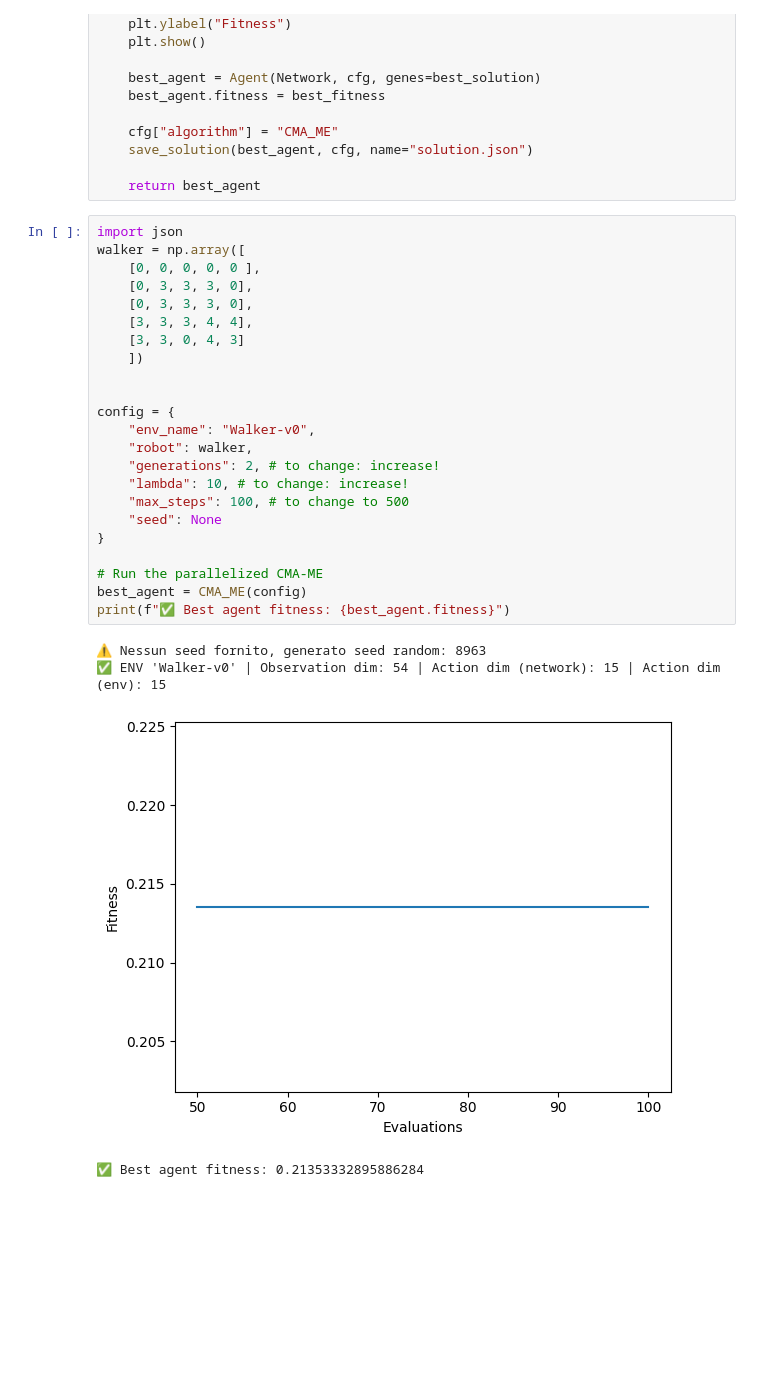
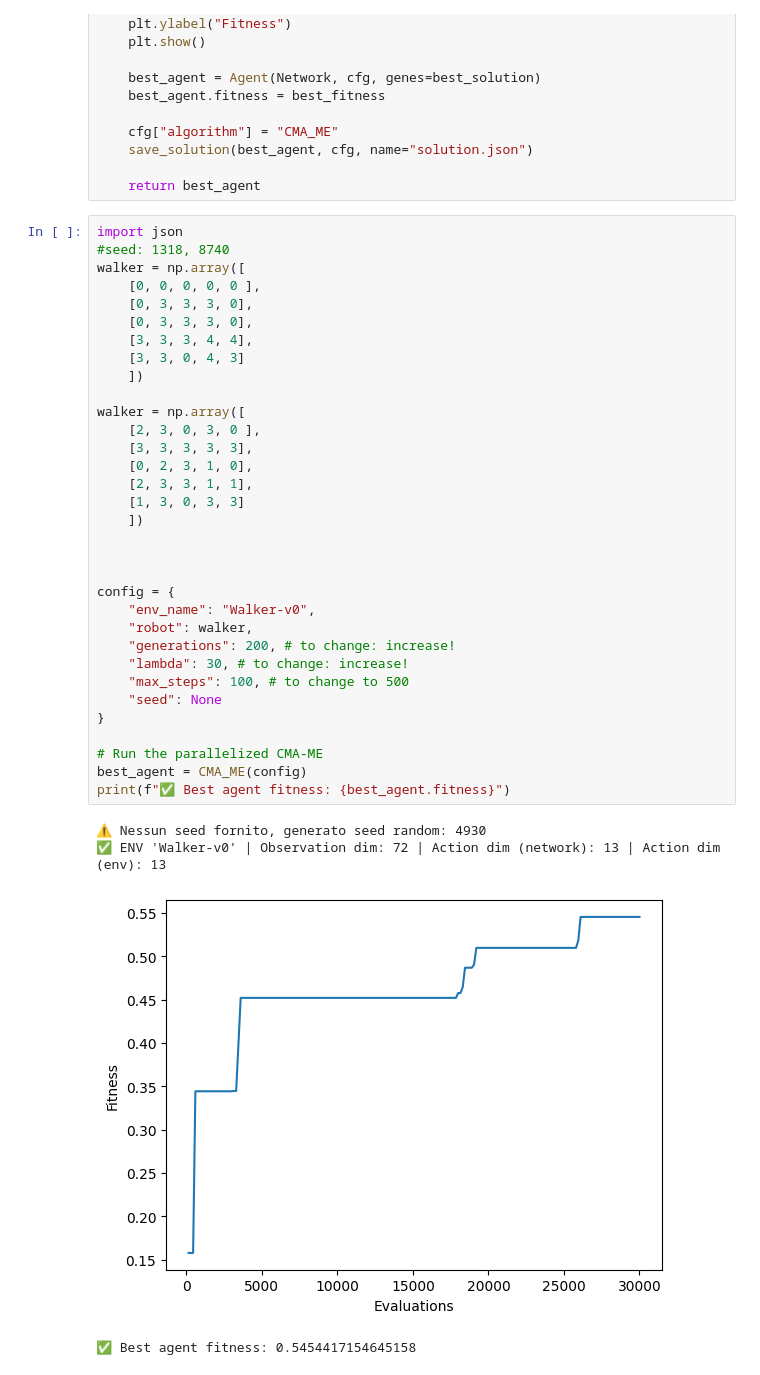
Before and after one commit to MassimoDeBellisVitti/evolution, a Jupyter notebook: project/train.ipynb, the cells around one changed output. Cells and saved outputs as stored; diff of their text form; blank space fills up the shorter version.

```diff
--- a/project/train.ipynb
+++ b/project/train.ipynb
@@ -365,31 +365,41 @@ def CMA_ME(config):
     return best_agent
 # %%
 import json
+#seed: 1318, 8740
 walker = np.array([
     [0, 0, 0, 0, 0 ],
     [0, 3, 3, 3, 0],
     [0, 3, 3, 3, 0],
     [3, 3, 3, 4, 4],
     [3, 3, 0, 4, 3]
     ])
 
+walker = np.array([
+    [2, 3, 0, 3, 0 ],
+    [3, 3, 3, 3, 3],
+    [0, 2, 3, 1, 0],
+    [2, 3, 3, 1, 1],
+    [1, 3, 0, 3, 3]
+    ])
+
+
 
 config = {
     "env_name": "Walker-v0",
     "robot": walker,
-    "generations": 2, # to change: increase!
-    "lambda": 10, # to change: increase!
+    "generations": 200, # to change: increase!
+    "lambda": 30, # to change: increase!
     "max_steps": 100, # to change to 500
     "seed": None
 }
 
 # Run the parallelized CMA-ME
 best_agent = CMA_ME(config)
 print(f"✅ Best agent fitness: {best_agent.fitness}")
 # %% [output]
-⚠ Nessun seed fornito, generato seed random: 8963
-✅ ENV 'Walker-v0' | Observation dim: 54 | Action dim (network): 15 | Action dim (env): 15
+⚠ Nessun seed fornito, generato seed random: 4930
+✅ ENV 'Walker-v0' | Observation dim: 72 | Action dim (network): 13 | Action dim (env): 13
-[figure, old version]
+[figure, new version]
-✅ Best agent fitness: 0.21353332895886284
+✅ Best agent fitness: 0.5454417154645158
 # %%
 import json
```
Also changed, not shown: parts of 3 cells of this notebook, 6 other files.
